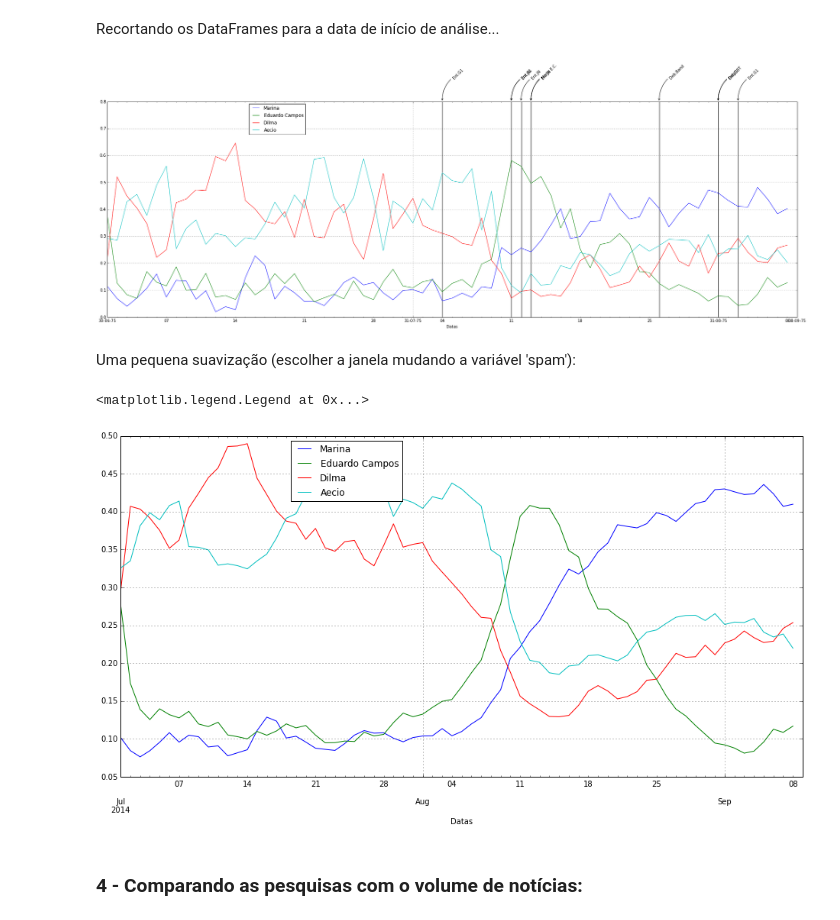
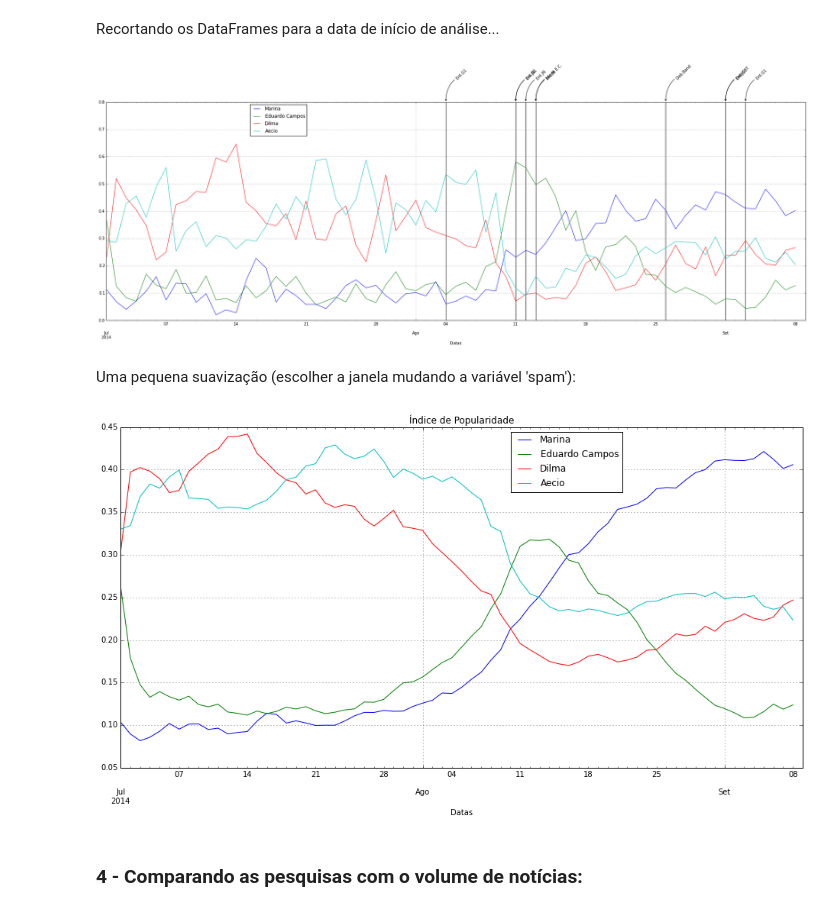
Before and after one commit to fccoelho/analisaMC, a Jupyter notebook: pesquisas_eleitorais.ipynb, the cells around one changed output. Drawn from its saved outputs; the diff is of its cells as text; code cells hidden in the pictures.

```diff
--- a/pesquisas_eleitorais.ipynb
+++ b/pesquisas_eleitorais.ipynb
@@ -326,22 +328,22 @@ df_debates = df_debates.loc[df_debates.index.to_datetime() > data_ini]
 # %%
 fig, ax = plt.subplots(nrows=1, ncols=1, figsize=(32,10))
 df_media2.plot(ax=ax)
 ax.legend(bbox_to_anchor=(0.35, 0.9),bbox_transform=plt.gcf().transFigure)
 ax.set_ylim(0,0.8)
-ax.xaxis.set_major_formatter(myFmt)
+#ax.xaxis.set_major_formatter(myFmt)
 
 # Anotando os eventos no Gráfico
 # http://matplotlib.org/users/annotations_guide.html#plotting-guide-annotation
 ymin, ymax = ax.get_ylim()
 for i in range(len(df_debates)):
     data = df_debates.index[i]
     texto = df_debates['Evento'].iloc[i]
     ax.vlines(data,ymin,ymax)
     ax.annotate(texto, xy=(data, ymax), rotation=45, xytext=(data + datetime.timedelta(days=1),ymax*1.1),
                 arrowprops=dict(facecolor='yellow', arrowstyle="->", connectionstyle="arc3,rad=0.3"),
                 horizontalalignment='left', verticalalignment='bottom')
 # %% [output]
-[figure, old version]
+[figure, new version]
 # %% [markdown]
 Uma pequena suavização (escolher a janela mudando a variável 'spam'):
 # %%
@@ -351,18 +353,22 @@ ewma = pd.stats.moments.ewma
 fig, ax = plt.subplots(nrows=1, ncols=1, figsize=(16,8))
 for candidato in consultas:
     # take EWMA in both directions with a smaller span term
-    fwd = ewma(df_media2[candidato], span=7 ) # take EWMA in fwd direction
-    bwd = ewma(df_media2[candidato][::-1], span=7 ) # take EWMA in bwd direction
+    fwd = ewma(df_media2[candidato], span=14 ) # take EWMA in fwd direction
+    bwd = ewma(df_media2[candidato][::-1], span=14 ) # take EWMA in bwd direction
     new_vector = np.vstack((fwd, bwd[::-1])) # lump fwd and bwd together
     new_vector = np.mean(new_vector, axis=0) # average
     df_media3[candidato] = new_vector
     #plot(ewma(df_pesquisas[candidato], span=6 ), label='EWMA, span=6' ) # regular EWMA, with bias against trend
     #plot(new_vector, label=candidato) # "corrected" (reverse-recombined) EWMA
-df_media3.plot(ax=ax)
-ax.legend(bbox_to_anchor=(0.45, 0.9),bbox_transform=plt.gcf().transFigure)
+df_media3.plot(ax=ax);
+#ax.vlines(df_pesquisas.index, 0, df_pesquisas['Campos-Marina'],lw=4, color='g');
+#ax.vlines(df_pesquisas.index+datetime.timedelta(1), 0, df_pesquisas['Dilma'],lw=4, color='r');
+#ax.vlines(df_pesquisas.index-datetime.timedelta(1), 0, df_pesquisas[u'Aécio'],lw=4, color='b');
+ax.legend(bbox_to_anchor=(0.70, 0.9),bbox_transform=plt.gcf().transFigure);
+ax.set_title(u"Índice de Popularidade");
+fig.savefig("Volume_relativo_smooth_14.png", dpi=300)
 # %% [output]
-<matplotlib.legend.Legend at 0x...>
-[figure, old version]
+[figure, new version]
 # %% [markdown]
 ### 4 - Comparando as pesquisas com o volume de notícias:
 # %%
```
Also changed, not shown: parts of 4 cells of this notebook.
